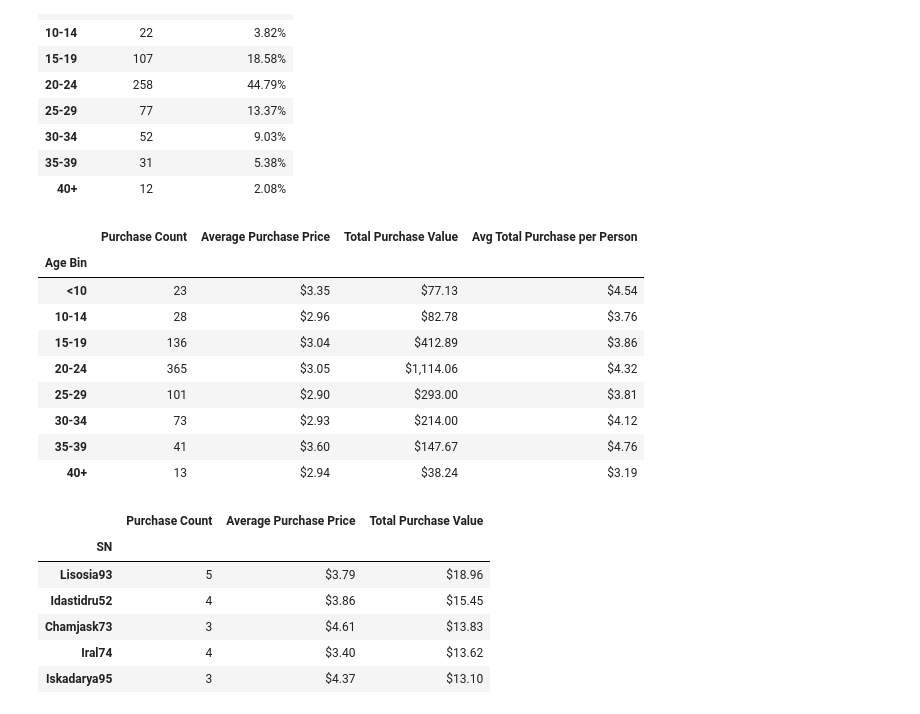
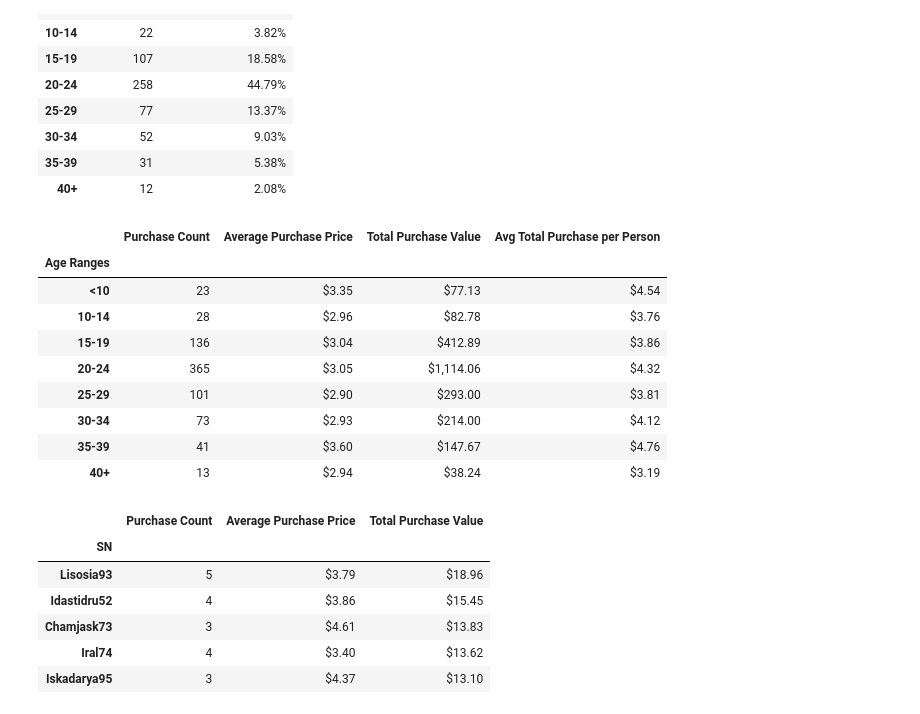
Before and after one commit to najeza7/pandas-challenge, a Jupyter notebook: HeroesOfPymoli/HeroesOfPymoliScript.ipynb, the cells around one changed output. Drawn from its saved outputs; the diff is of its cells as text; code cells hidden in the pictures.

```diff
--- a/HeroesOfPymoli/HeroesOfPymoliScript.ipynb
+++ b/HeroesOfPymoli/HeroesOfPymoliScript.ipynb
@@ -111,13 +111,13 @@ bins = [0,9.9,14,19,24,29,34,39,purchase_df["Age"].max()]
 group_names = ["<10", "10-14", "15-19", "20-24", "25-29","30-34", "35-39", "40+"]
 
 #Create the bins and add them to the original data frame
-purchase_df["Age Bin"] = pd.cut(purchase_df["Age"], bins, labels = group_names, include_lowest=True)
+purchase_df["Age Ranges"] = pd.cut(purchase_df["Age"], bins, labels = group_names, include_lowest=True)
 
 #Drop duplicate players
 ages_unique = purchase_df.drop_duplicates(subset=["SN"])
 
-#Count by age bins and specify that we don't want to sort the values in order to preserve the original order
-age_counts = ages_unique["Age Bin"].value_counts(sort=False)
+#Count by age ranges and specify that we don't want to sort the values in order to preserve the original order
+age_counts = ages_unique["Age Ranges"].value_counts(sort=False)
 
 #Calculate the percentage of player by age bin
 per_age = (age_counts/t_players)*100
@@ -140,34 +140,34 @@ age_dem.style.format({"Percentage of Players" : "{:,.2f}%"})
 # %%
 #Purchasing Analysis (Age)
 
-#Group the data frame by age bin and make some calculations depending on the variables
-age_purchase = purchase_df.groupby("Age Bin").agg({"Purchase ID":"count", "Price": ["mean", "sum"],
+#Group the data frame by age ranges and make some calculations depending on the variables
+age_purchase = purchase_df.groupby("Age Ranges").agg({"Purchase ID":"count", "Price": ["mean", "sum"],
                                                          "SN" : pd.Series.nunique})
 #Calculate the Average Total Purchase per Person
 av_pp_age = age_purchase[("Price","sum")] / age_purchase[("SN", "nunique")]
 
 #Asign the Average Total Purchase per Person to the SN nunique column of the groupby dataframe
 age_purchase[(                           'SN', 'nunique')] = av_pp_age
 
 #Dictionary of the new name of the columns
 cols_age = {('Purchase ID',   'count') : "Purchase Count",
             ('Price',    'mean') : "Average Purchase Price",
             ('Price',     'sum') : "Total Purchase Value",
             ('SN', 'nunique') : "Avg Total Purchase per Person"}
 
 #Convert MultiIndex to SingleIndex
 age_purchase.columns = age_purchase.columns.to_flat_index()
 
 #Rename the columns of the data frame
 rename_age = age_purchase.rename(columns=cols_age)
 
 #Show results with a cleaner format
 rename_age.style.format({"Average Purchase Price" : "${:,.2f}",
                             "Total Purchase Value" : "${:,.2f}",
                             "Avg Total Purchase per Person" : "${:,.2f}" })
 # %% [output]
 |  | Purchase Count | Average Purchase Price | Total Purchase Value | Avg Total Purchase per Person |
-| Age Bin |  |  |  |  |
+| Age Ranges |  |  |  |  |
 | <10 | 23 | $3.35 | $77.13 | $4.54 |
 | 10-14 | 28 | $2.96 | $82.78 | $3.76 |
 | 15-19 | 136 | $3.04 | $412.89 | $3.86 |
```
Also changed, not shown: parts of 1 cell of this notebook, 5 other files.
